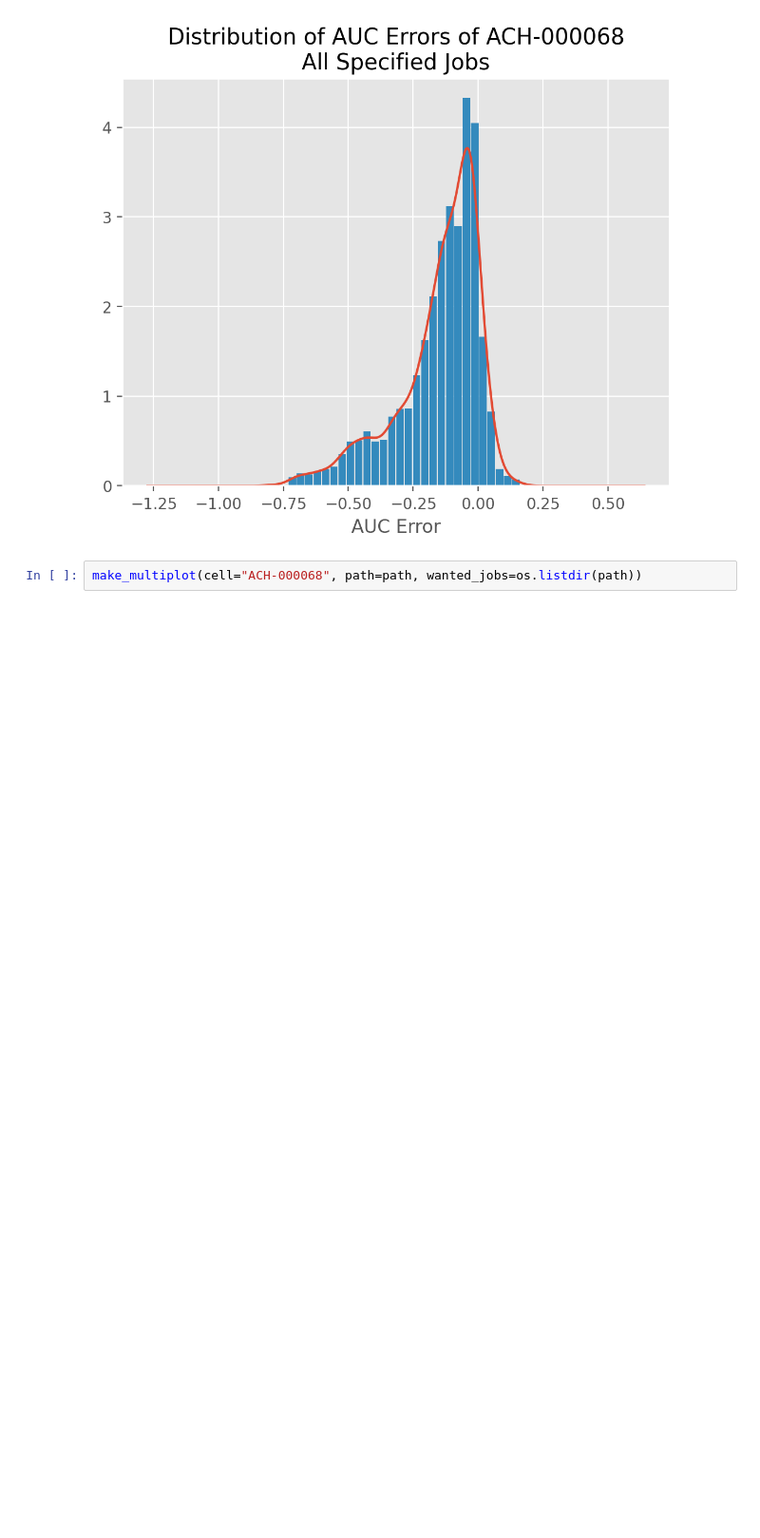
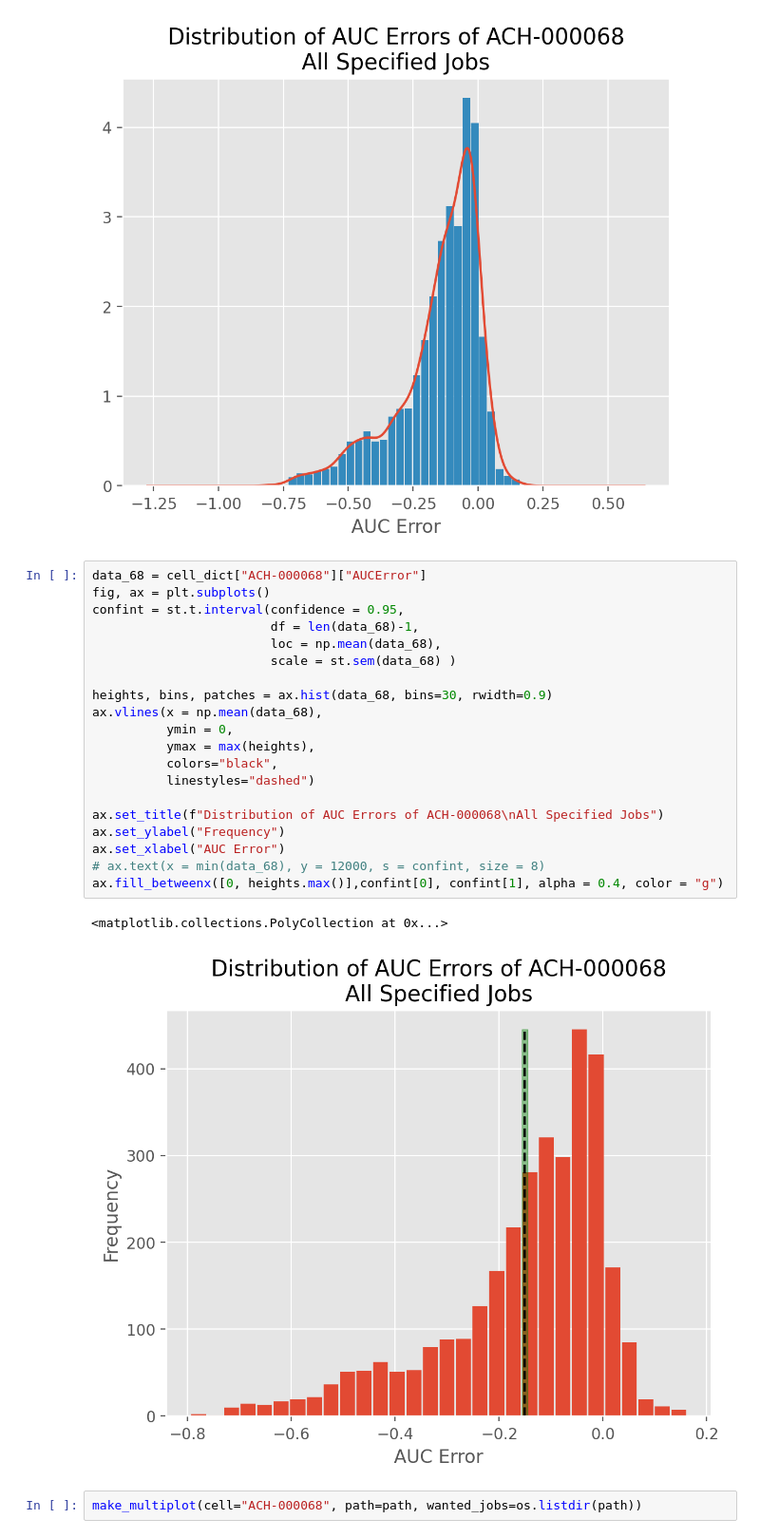
Before and after one commit to jakegwinn/argonne, a Jupyter notebook: cell_analysis.ipynb, the cells around one changed output. Shown at 95% size. Cells and saved outputs as stored; diff of their text form; blank space fills up the shorter version.

```diff
--- a/cell_analysis.ipynb
+++ b/cell_analysis.ipynb
@@ -527,6 +528,29 @@ Text(0.5, 0.98, 'Worst Performing Drugs Across All Jobs\n(Worst Cell for Each Jo
 make_distrib_plot("ACH-000068", cell_dict)
 # %% [output]
 [figure]
+# %%
+data_68 = cell_dict["ACH-000068"]["AUCError"]
+fig, ax = plt.subplots()
+confint = st.t.interval(confidence = 0.95,
+                        df = len(data_68)-1,
+                        loc = np.mean(data_68),
+                        scale = st.sem(data_68) )
+
+heights, bins, patches = ax.hist(data_68, bins=30, rwidth=0.9)
+ax.vlines(x = np.mean(data_68),
+          ymin = 0,
+          ymax = max(heights),
+          colors="black",
+          linestyles="dashed")
+
+ax.set_title(f"Distribution of AUC Errors of ACH-000068\nAll Specified Jobs")
+ax.set_ylabel("Frequency")
+ax.set_xlabel("AUC Error")
+# ax.text(x = min(data_68), y = 12000, s = confint, size = 8)
+ax.fill_betweenx([0, heights.max()],confint[0], confint[1], alpha = 0.4, color = "g")
+# %% [output]
+<matplotlib.collections.PolyCollection at 0x...>
+[figure, added]
 # %%
 make_multiplot(cell="ACH-000068", path=path, wanted_jobs=os.listdir(path))
 # %% [output]
```
Also changed, not shown: parts of 6 cells of this notebook, 6 other files.
